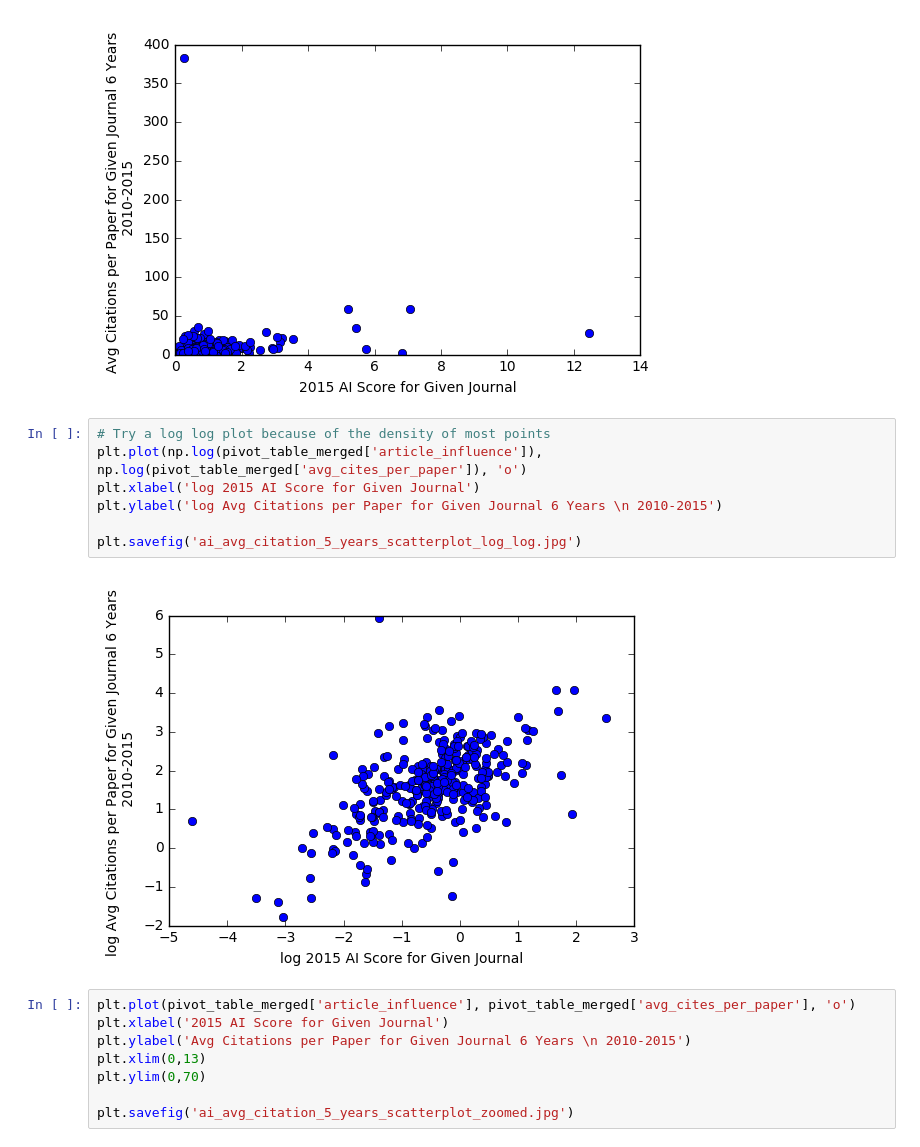
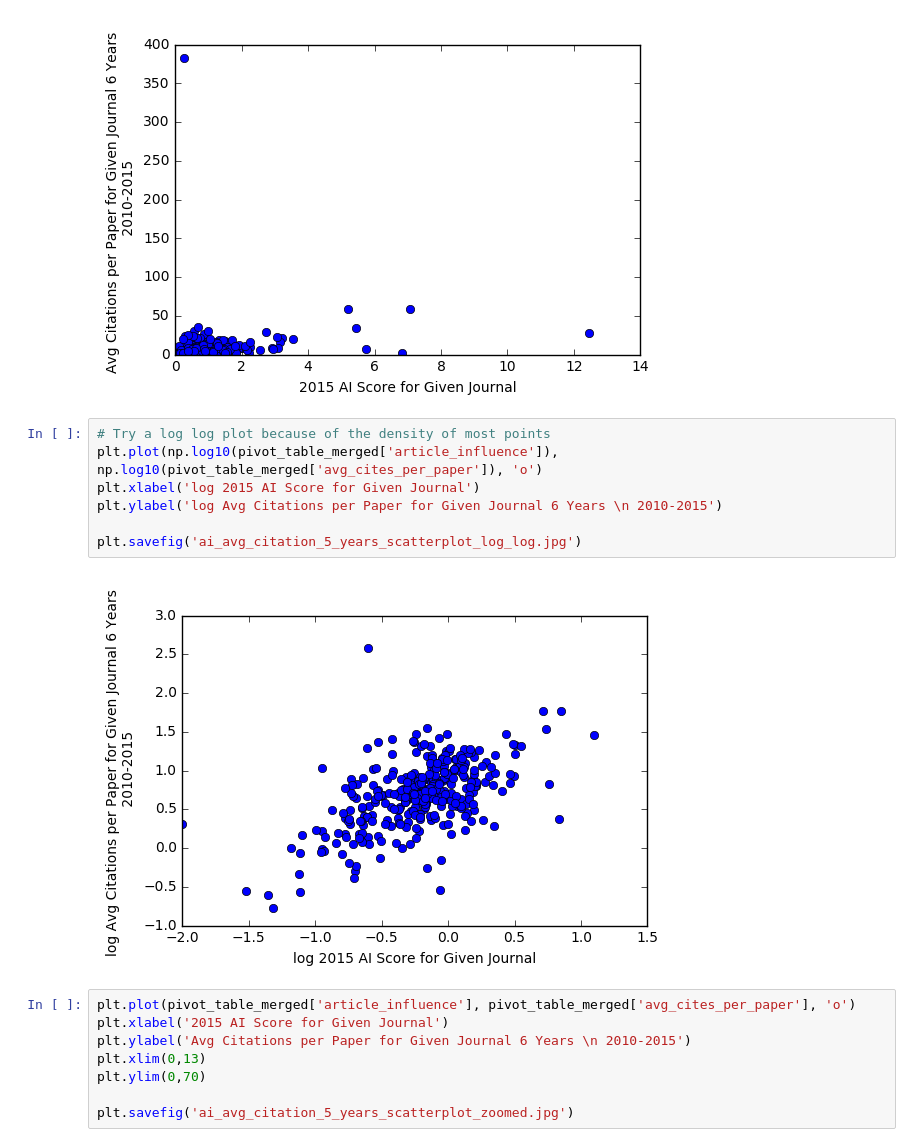
Before and after one commit to FlourishOA/Estimating-Influence, a Jupyter notebook: Code/Estimating-AI-Scores.ipynb, the cells around one changed output. Cells and saved outputs as stored; diff of their text form.

```diff
--- a/Code/Estimating-AI-Scores.ipynb
+++ b/Code/Estimating-AI-Scores.ipynb
@@ -281,13 +282,13 @@ plt.savefig('ai_avg_citation_5_years_scatterplot.jpg')
 [figure]
 # %%
 # Try a log log plot because of the density of most points
-plt.plot(np.log(pivot_table_merged['article_influence']), np.log(pivot_table_merged['avg_cites_per_paper']), 'o')
+plt.plot(np.log10(pivot_table_merged['article_influence']), np.log10(pivot_table_merged['avg_cites_per_paper']), 'o')
 plt.xlabel('log 2015 AI Score for Given Journal')
 plt.ylabel('log Avg Citations per Paper for Given Journal 6 Years \n 2010-2015')
 
 plt.savefig('ai_avg_citation_5_years_scatterplot_log_log.jpg')
 # %% [output]
-[figure, old version]
+[figure, new version]
 # %%
 plt.plot(pivot_table_merged['article_influence'], pivot_table_merged['avg_cites_per_paper'], 'o')
 plt.xlabel('2015 AI Score for Given Journal')
```
Also changed, not shown: parts of 15 cells of this notebook.
